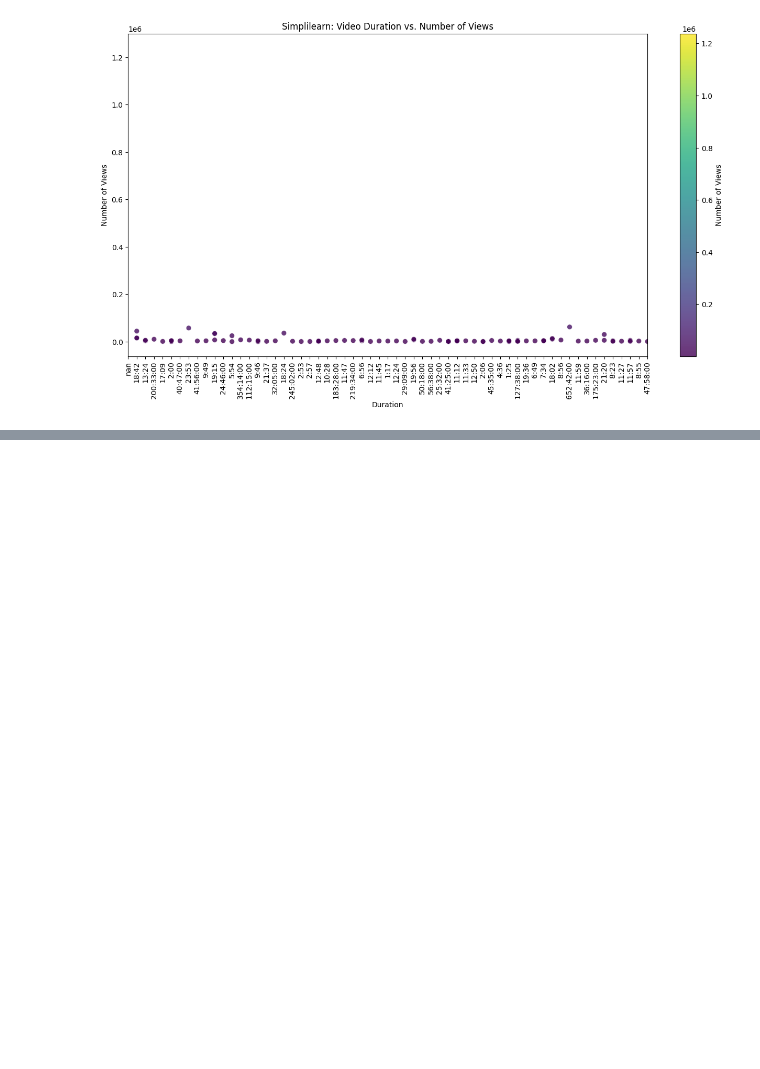
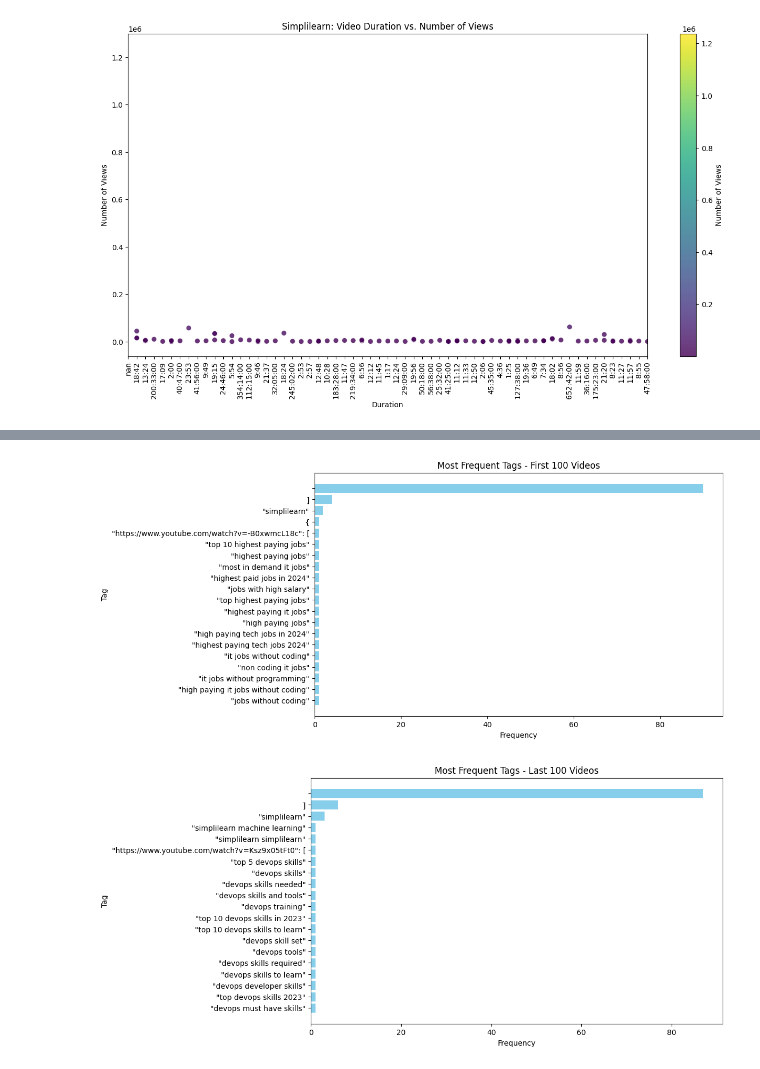
Before and after one commit to bhavjyot2912/upGrad, a Jupyter notebook: visual.ipynb, the cells around one changed output, grey strips where cells are left out. Drawn from its saved outputs; the diff is of its cells as text; code cells hidden in the pictures; blank space fills up the shorter version.

```diff
--- a/visual.ipynb
+++ b/visual.ipynb
@@ -315,0 +451,42 @@ plt.show()
+# %%
+# Read the tags from the text file
+with open('sample_simplilearn.txt', 'r') as file:
+    all_tags = file.readlines()
+
+# Clean up the tags (remove newline characters and split into individual tags)
+all_tags = [tag.strip().split(',') for tag in all_tags]
+
+# Extract the tags of the first 100 and last 100 videos
+first_100_tags = [tag for tag_list in all_tags[:100] for tag in tag_list]
+last_100_tags = [tag for tag_list in all_tags[-100:] for tag in tag_list]
+
+# Filter out any non-tag elements (e.g., URLs)
+first_100_tags = [tag for tag in first_100_tags if not tag.startswith('https://')]
+last_100_tags = [tag for tag in last_100_tags if not tag.startswith('https://')]
+
+# Count the frequency of each tag in the first 100 and last 100 tags
+first_100_tag_counts = Counter(first_100_tags)
+last_100_tag_counts = Counter(last_100_tags)
+
+# Plot the most frequent tags from the first 100 videos
+plt.figure(figsize=(10, 6))
+first_100_most_common = first_100_tag_counts.most_common(20)
+plt.barh([tag[0] for tag in first_100_most_common], [tag[1] for tag in first_100_most_common], color='skyblue')
+plt.xlabel('Frequency')
+plt.ylabel('Tag')
+plt.title('Most Frequent Tags - First 100 Videos')
+plt.gca().invert_yaxis()  # Invert y-axis to have the most frequent tags on top
+plt.show()
+
+# Plot the most frequent tags from the last 100 videos
+plt.figure(figsize=(10, 6))
+last_100_most_common = last_100_tag_counts.most_common(20)
+plt.barh([tag[0] for tag in last_100_most_common], [tag[1] for tag in last_100_most_common], color='skyblue')
+plt.xlabel('Frequency')
+plt.ylabel('Tag')
+plt.title('Most Frequent Tags - Last 100 Videos')
+plt.gca().invert_yaxis()  # Invert y-axis to have the most frequent tags on top
+plt.show()
+# %% [output]
+[figure, added]
+[figure, added]
```
Also changed, not shown: parts of 28 cells of this notebook, 2 other files.
